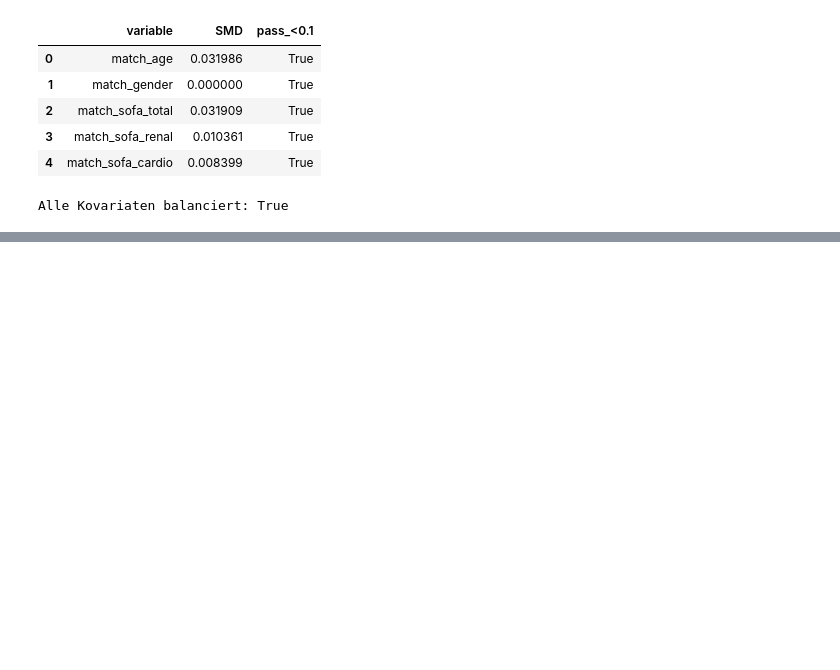
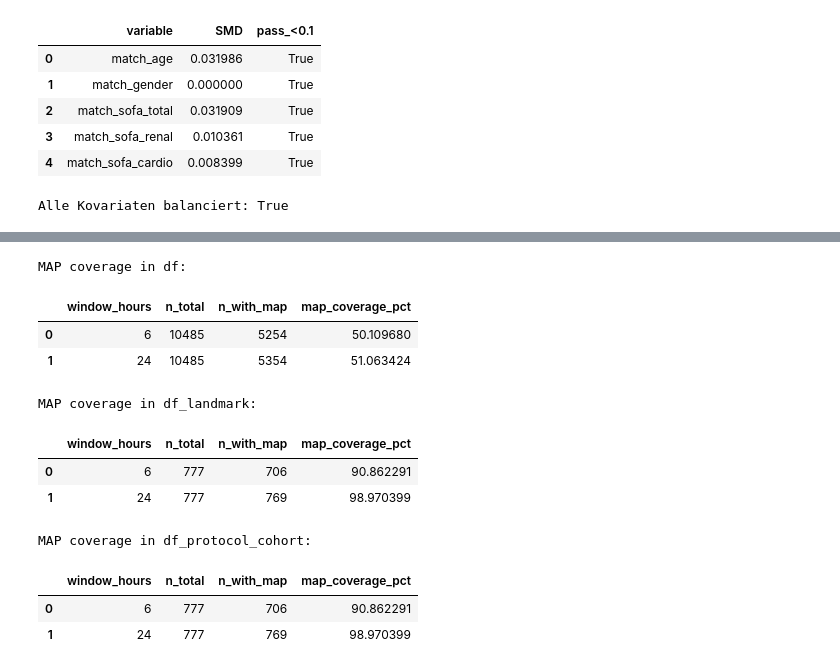
Before and after one commit to SimonKossack/mimiciii-BioMedicalProject, a Jupyter notebook: report_abgabe/nieren/07_saps2_presentation_only.ipynb, the cells around one changed output, grey strips where cells are left out. Drawn from its saved outputs; the diff is of its cells as text; code cells hidden in the pictures; blank space fills up the shorter version.

```diff
--- a/report_abgabe/nieren/07_saps2_presentation_only.ipynb
+++ b/report_abgabe/nieren/07_saps2_presentation_only.ipynb
@@ -6271,0 +6538,38 @@ Alle Kovariaten balanciert: True
+# %%
+# --- MAP coverage check (6h vs 24h) ---
+import sys
+import importlib
+from pathlib import Path
+
+# Ensure report_abgabe is on PYTHONPATH for imports from src
+repo_root = Path.cwd().resolve().parents[1]
+if str(repo_root) not in sys.path:
+    sys.path.insert(0, str(repo_root))
+
+import src.utils as utils
+importlib.reload(utils)
+
+if "df" in globals():
+    print("MAP coverage in df:")
+    display(utils.summarize_map_coverage(df, windows_hours=(6, 24)))
+
+if "df_landmark" in globals():
+    print("MAP coverage in df_landmark:")
+    display(utils.summarize_map_coverage(df_landmark, windows_hours=(6, 24)))
+
+if "df_protocol_cohort" in globals():
+    print("MAP coverage in df_protocol_cohort:")
+    display(utils.summarize_map_coverage(df_protocol_cohort, windows_hours=(6, 24)))
+# %% [output]
+MAP coverage in df:
+|  | window_hours | n_total | n_with_map | map_coverage_pct |
+| 0 | 6 | 10485 | 5254 | 50.109680 |
+| 1 | 24 | 10485 | 5354 | 51.063424 |
+MAP coverage in df_landmark:
+|  | window_hours | n_total | n_with_map | map_coverage_pct |
+| 0 | 6 | 777 | 706 | 90.862291 |
+| 1 | 24 | 777 | 769 | 98.970399 |
+MAP coverage in df_protocol_cohort:
+|  | window_hours | n_total | n_with_map | map_coverage_pct |
+| 0 | 6 | 777 | 706 | 90.862291 |
+| 1 | 24 | 777 | 769 | 98.970399 |
```
Also changed, not shown: parts of 11 cells of this notebook, 4 other files.
